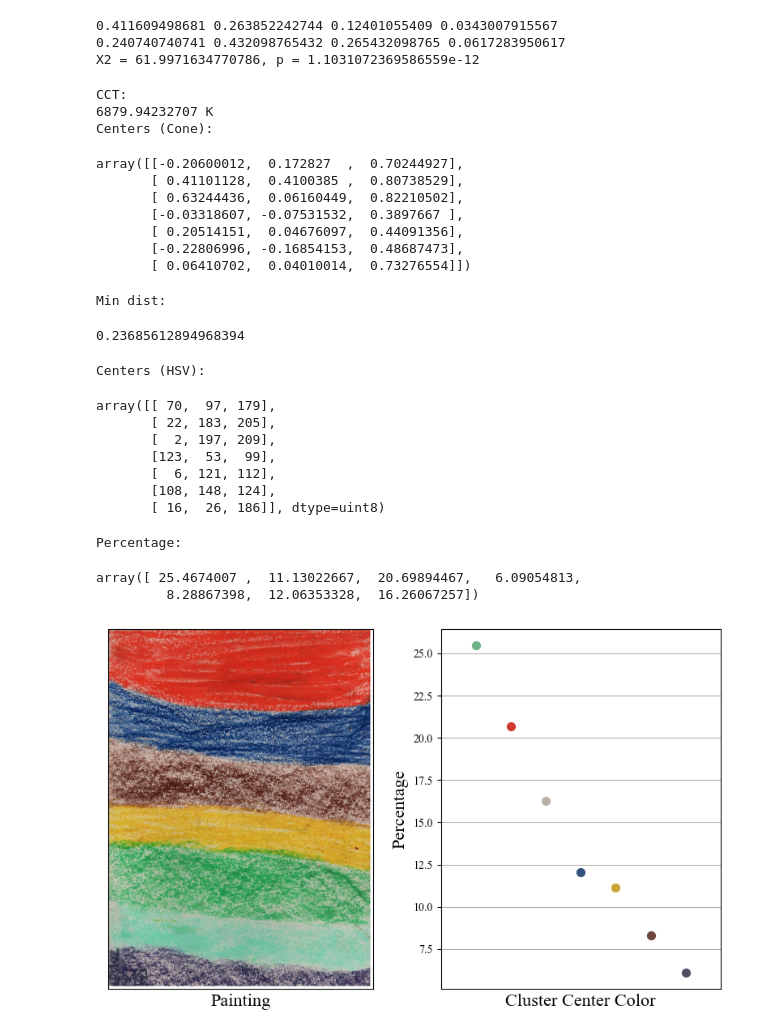
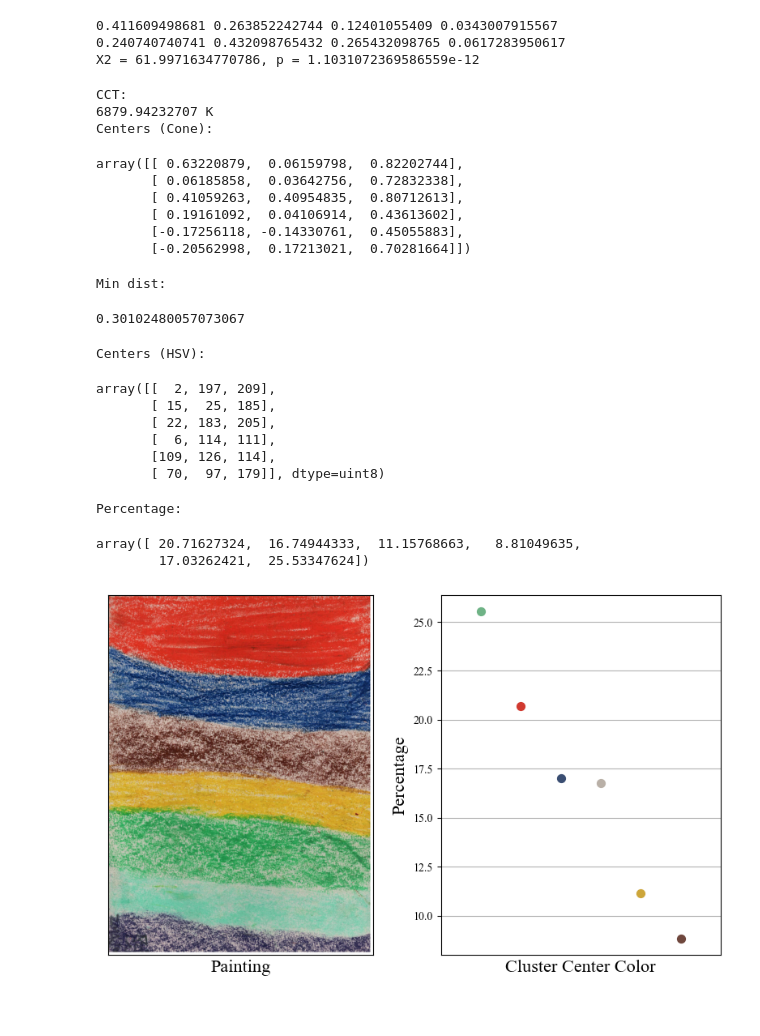
Before and after one commit to dishangti/ASD-Painting-Pub, a Jupyter notebook: stats/color.ipynb, the cells around one changed output. Drawn from its saved outputs; the diff is of its cells as text; code cells hidden in the pictures.

```diff
--- a/stats/color.ipynb
+++ b/stats/color.ipynb
@@ -483,7 +483,7 @@ Contingency Table:
 0.240740740741 0.432098765432 0.265432098765 0.0617283950617
 X2 = 61.9971634770786, p = 1.1031072369586559e-12
 # %%
-n_clusters = 7
+n_clusters = 6
 
 im = cv2.imread("../paintings/experiment/ASD/62.jpg")
 im2 = cv2.cvtColor(im, cv2.COLOR_BGR2RGB)
@@ -540,47 +540,46 @@ display(percent)
 
 fig = plt.figure(figsize = (8,5))
 
 plt.subplot(121)
 plt.imshow(im2)
 plt.xticks([])
 plt.yticks([])
 plt.xlabel('Painting',fontsize=16)
 
 center_rgb = center_rgb[0,:,:]
 center_rgb = np.hstack((percent.reshape(-1,1),center_rgb))
 center_rgb = center_rgb[center_rgb[:,0].argsort()[::-1]] # sort by column 1
 
 plt.subplot(122)
 for i in range(n_clusters):
     plt.scatter(i, center_rgb[i][0], color=(center_rgb[i][1]/255,center_rgb[i][2]/255,center_rgb[i][3]/255),s=50)
 plt.xlim((-1, n_clusters))
 plt.ylabel('Percentage',fontsize=16)
 plt.xlabel('Cluster Center Color',fontsize=16)
 plt.xticks([])
 plt.grid()
 plt.tight_layout()
+fig.savefig('1.svg')
 # %% [output]
 CCT:
 6879.94232707 K
 Centers (Cone):
-array([[-0.20600012,  0.172827  ,  0.70244927],
-       [ 0.41101128,  0.4100385 ,  0.80738529],
-       [ 0.63244436,  0.06160449,  0.82210502],
-       [-0.03318607, -0.07531532,  0.3897667 ],
-       [ 0.20514151,  0.04676097,  0.44091356],
-       [-0.22806996, -0.16854153,  0.48687473],
-       [ 0.06410702,  0.04010014,  0.73276554]])
+array([[ 0.63220879,  0.06159798,  0.82202744],
+       [ 0.06185858,  0.03642756,  0.72832338],
+       [ 0.41059263,  0.40954835,  0.80712613],
+       [ 0.19161092,  0.04106914,  0.43613602],
+       [-0.17256118, -0.14330761,  0.45055883],
+       [-0.20562998,  0.17213021,  0.70281664]])
 Min dist:
-0.23685612894968394
+0.30102480057073067
 Centers (HSV):
-array([[ 70,  97, 179],
+array([[  2, 197, 209],
+       [ 15,  25, 185],
        [ 22, 183, 205],
-       [  2, 197, 209],
-       [123,  53,  99],
-       [  6, 121, 112],
-       [108, 148, 124],
-       [ 16,  26, 186]], dtype=uint8)
+       [  6, 114, 111],
+       [109, 126, 114],
+       [ 70,  97, 179]], dtype=uint8)
 Percentage:
-array([ 25.4674007 ,  11.13022667,  20.69894467,   6.09054813,
-         8.28867398,  12.06353328,  16.26067257])
+array([ 20.71627324,  16.74944333,  11.15768663,   8.81049635,
+        17.03262421,  25.53347624])
-[figure, old version]
+[figure, new version]
```
Also changed, not shown: parts of 7 cells of this notebook, 8 other files.
